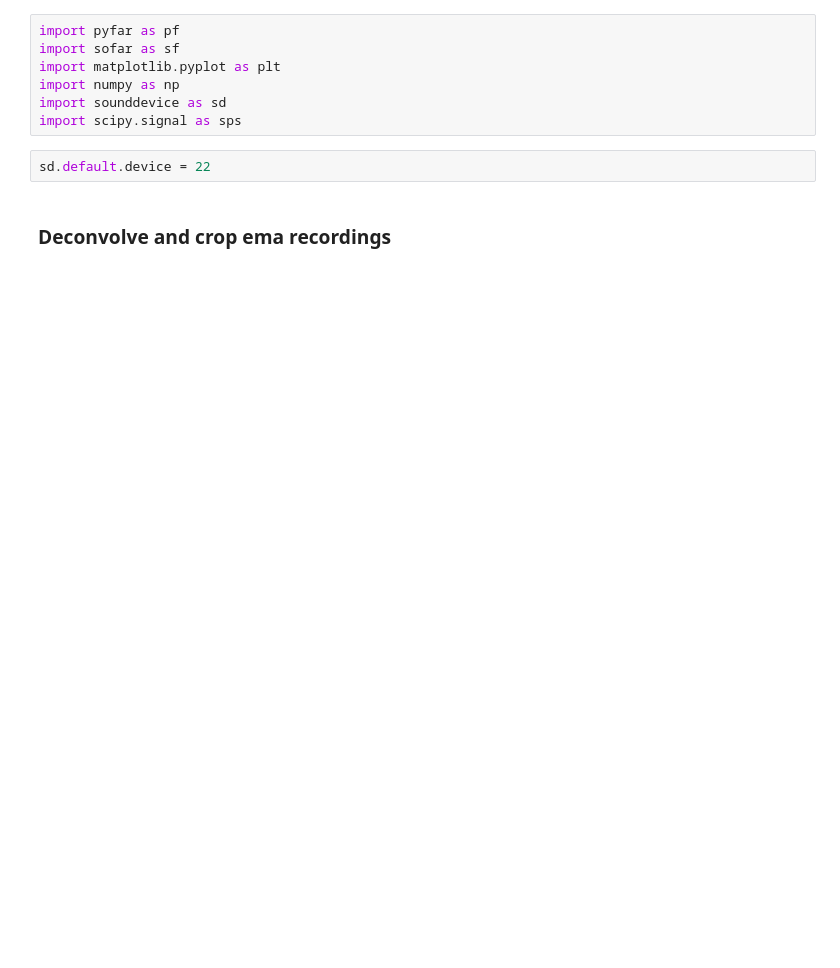
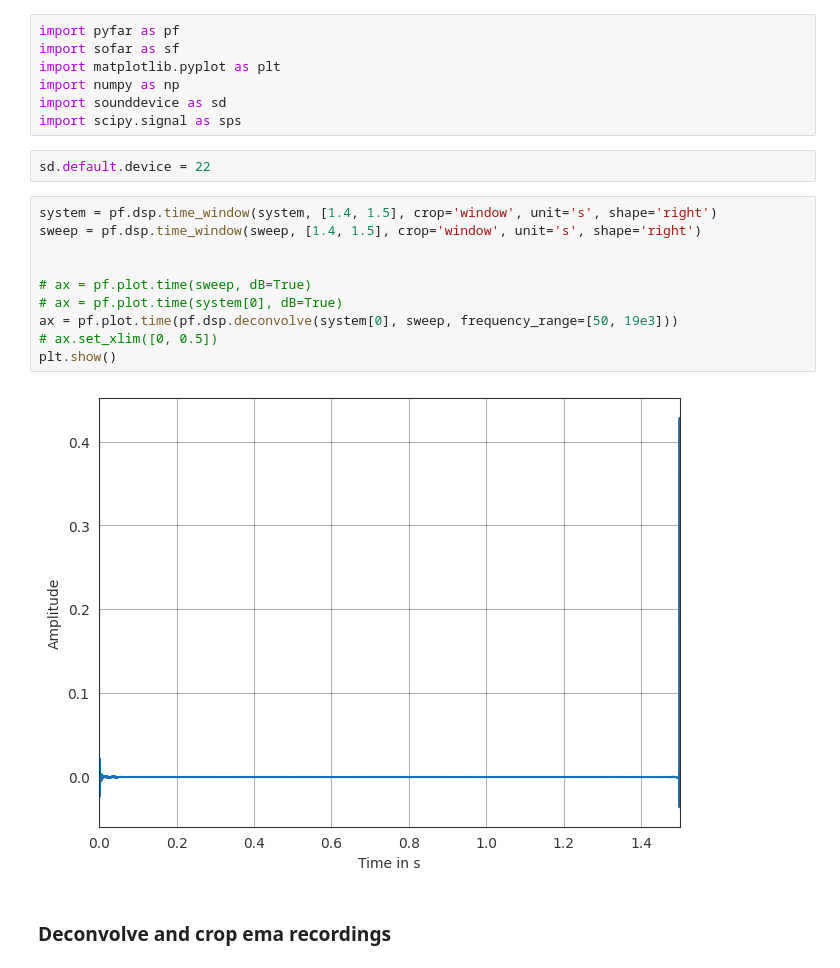
Before and after one commit to Microphone-Array-Project/ema2ambisonics, a Jupyter notebook: Post-Processing.ipynb, the cells around one changed output. Cells and saved outputs as stored; diff of their text form; blank space fills up the shorter version.

```diff
--- a/Post-Processing.ipynb
+++ b/Post-Processing.ipynb
@@ -7,6 +7,18 @@ import sounddevice as sd
 import scipy.signal as sps
 # %%
 sd.default.device = 22
+# %%
+system = pf.dsp.time_window(system, [1.4, 1.5], crop='window', unit='s', shape='right')
+sweep = pf.dsp.time_window(sweep, [1.4, 1.5], crop='window', unit='s', shape='right')
+
+
+# ax = pf.plot.time(sweep, dB=True)
+# ax = pf.plot.time(system[0], dB=True)
+ax = pf.plot.time(pf.dsp.deconvolve(system[0], sweep, frequency_range=[50, 19e3]))
+# ax.set_xlim([0, 0.5])
+plt.show()
+# %% [output]
+[figure, added]
 # %% [markdown]
 ### Deconvolve and crop ema recordings
 # %%
```
Also changed, not shown: parts of 12 cells of this notebook, 1 other file.
